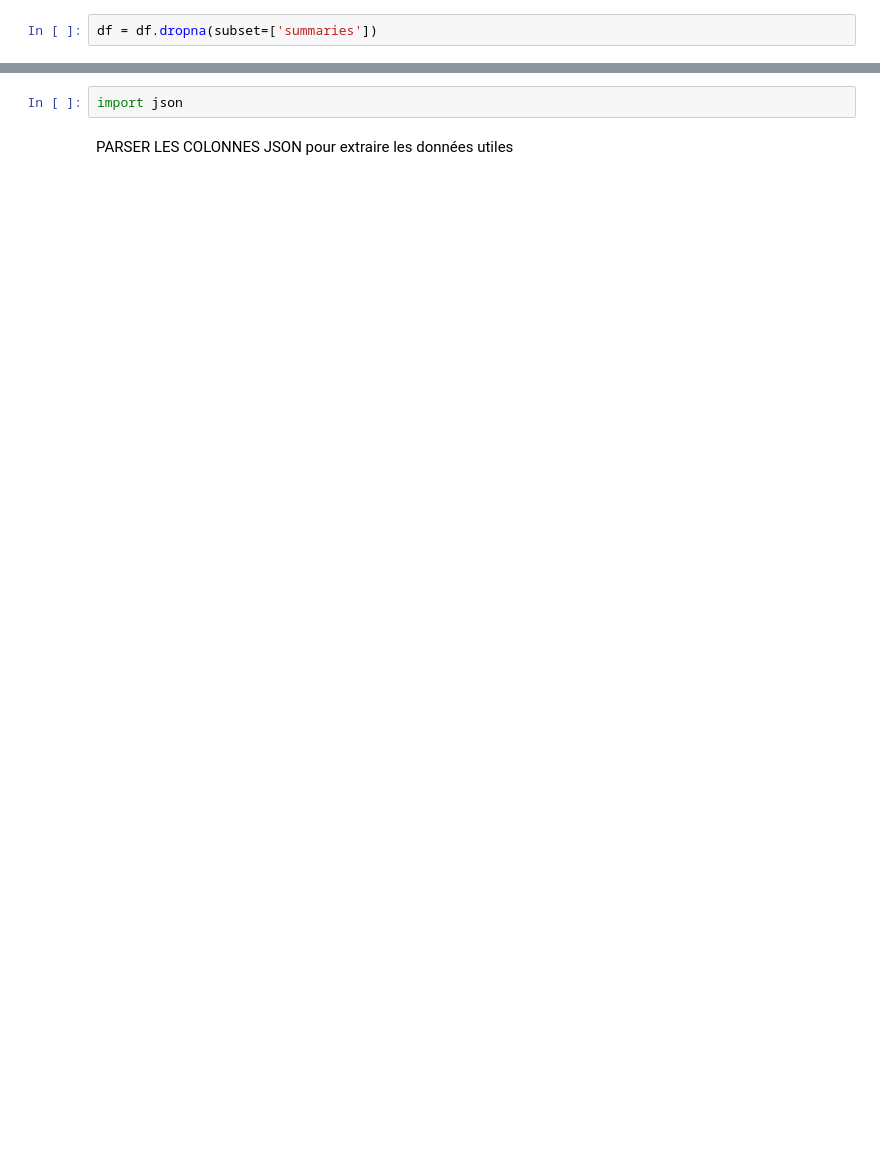
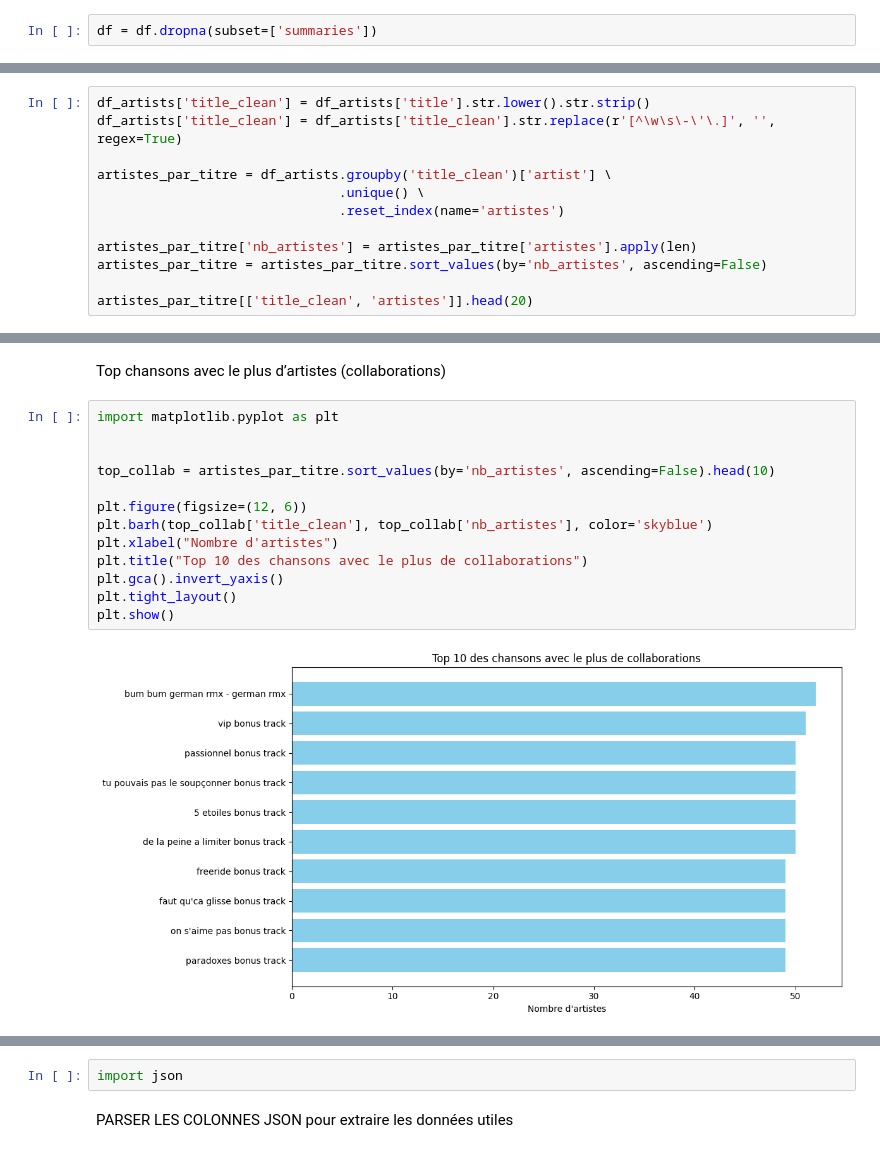
Before and after one commit to Mal-Lem/test_technique, a Jupyter notebook: explore_data.ipynb, the cells around one changed output, grey strips where cells are left out. Cells and saved outputs as stored; diff of their text form; blank space fills up the shorter version.

```diff
--- a/explore_data.ipynb
+++ b/explore_data.ipynb
@@ -115,0 +215,12 @@ df.loc[:, 'year'] = df['release_date'].dt.year
+# %%
+df_artists['title_clean'] = df_artists['title'].str.lower().str.strip()
+df_artists['title_clean'] = df_artists['title_clean'].str.replace(r'[^\w\s\-\'\.]', '', regex=True)
+
+artistes_par_titre = df_artists.groupby('title_clean')['artist'] \
+                               .unique() \
+                               .reset_index(name='artistes')
+
+artistes_par_titre['nb_artistes'] = artistes_par_titre['artistes'].apply(len)
+artistes_par_titre = artistes_par_titre.sort_values(by='nb_artistes', ascending=False)
+
+artistes_par_titre[['title_clean', 'artistes']].head(20)
@@ -115,0 +245,17 @@ df.loc[:, 'year'] = df['release_date'].dt.year
+# %% [markdown]
+Top chansons avec le plus d’artistes (collaborations)
+# %%
+import matplotlib.pyplot as plt
+
+
+top_collab = artistes_par_titre.sort_values(by='nb_artistes', ascending=False).head(10)
+
+plt.figure(figsize=(12, 6))
+plt.barh(top_collab['title_clean'], top_collab['nb_artistes'], color='skyblue')
+plt.xlabel("Nombre d'artistes")
+plt.title("Top 10 des chansons avec le plus de collaborations")
+plt.gca().invert_yaxis()
+plt.tight_layout()
+plt.show()
+# %% [output]
+[figure, added]
```
Also changed, not shown: parts of 62 cells of this notebook.
